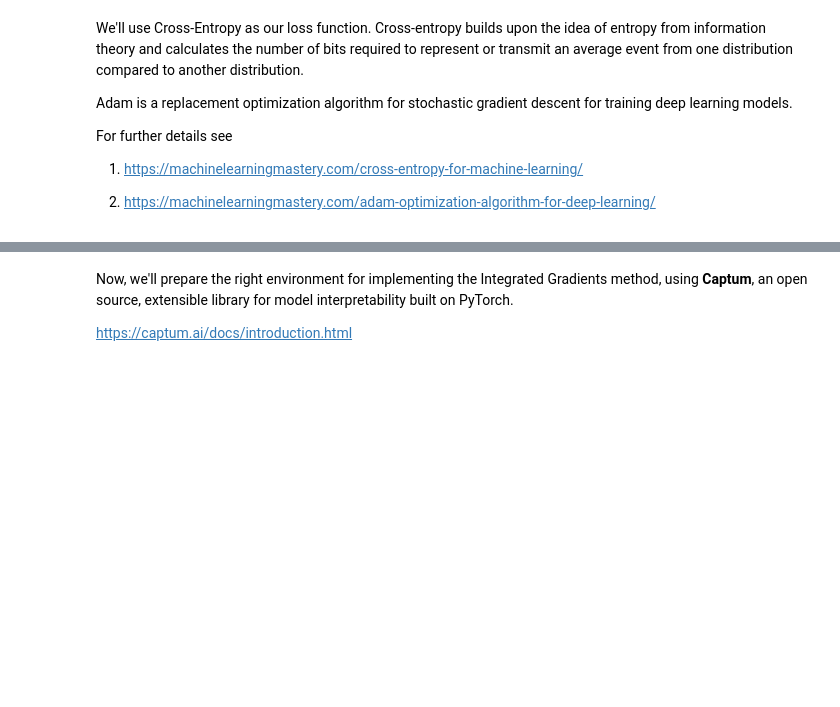
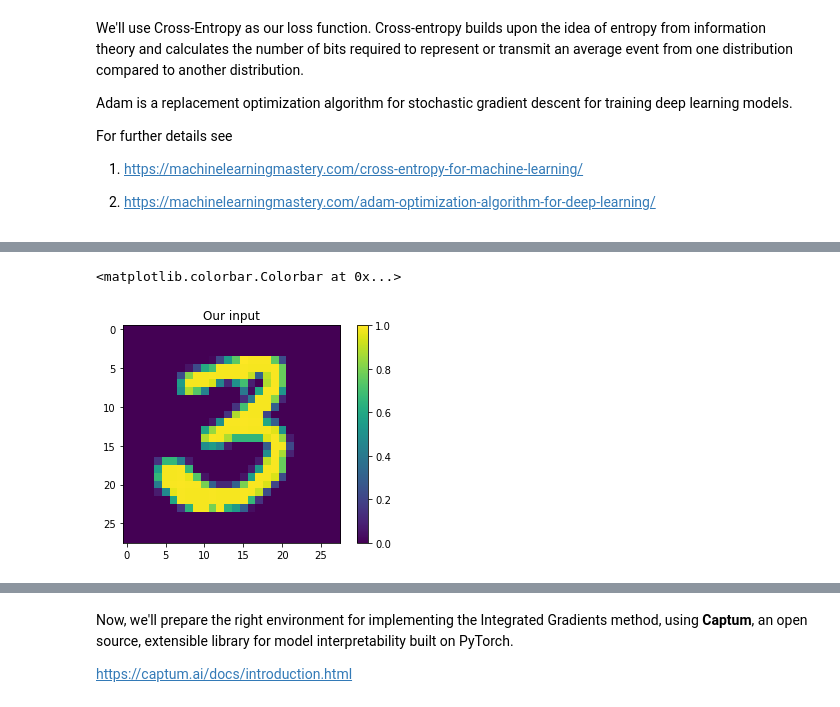
Before and after one commit to mathysgrapotte/deepexplain, a Jupyter notebook: explainable_tutorial.ipynb, the cells around one changed output, grey strips where cells are left out. Saved outputs shown, nothing was run; the diff lists cells and outputs as text; code cells hidden in the pictures; blank space fills up the shorter version.

```diff
--- a/explainable_tutorial.ipynb
+++ b/explainable_tutorial.ipynb
@@ -258,0 +259,12 @@ Label of this image: 0
+# %%
+
+#first[0][0] is the first image from the first batch
+first[0][1].shape # Change the second value to change the example
+first_ndarray = first[0][1].squeeze().numpy()
+# numpy() function is the converter form torch.Tensor to numpy array.
+plt.title("Our input")
+plt.imshow(first_ndarray)
+plt.colorbar()
+# %% [output]
+<matplotlib.colorbar.Colorbar at 0x...>
+[figure, added]
```
Also changed, not shown: parts of 36 cells of this notebook, 1 other file.
